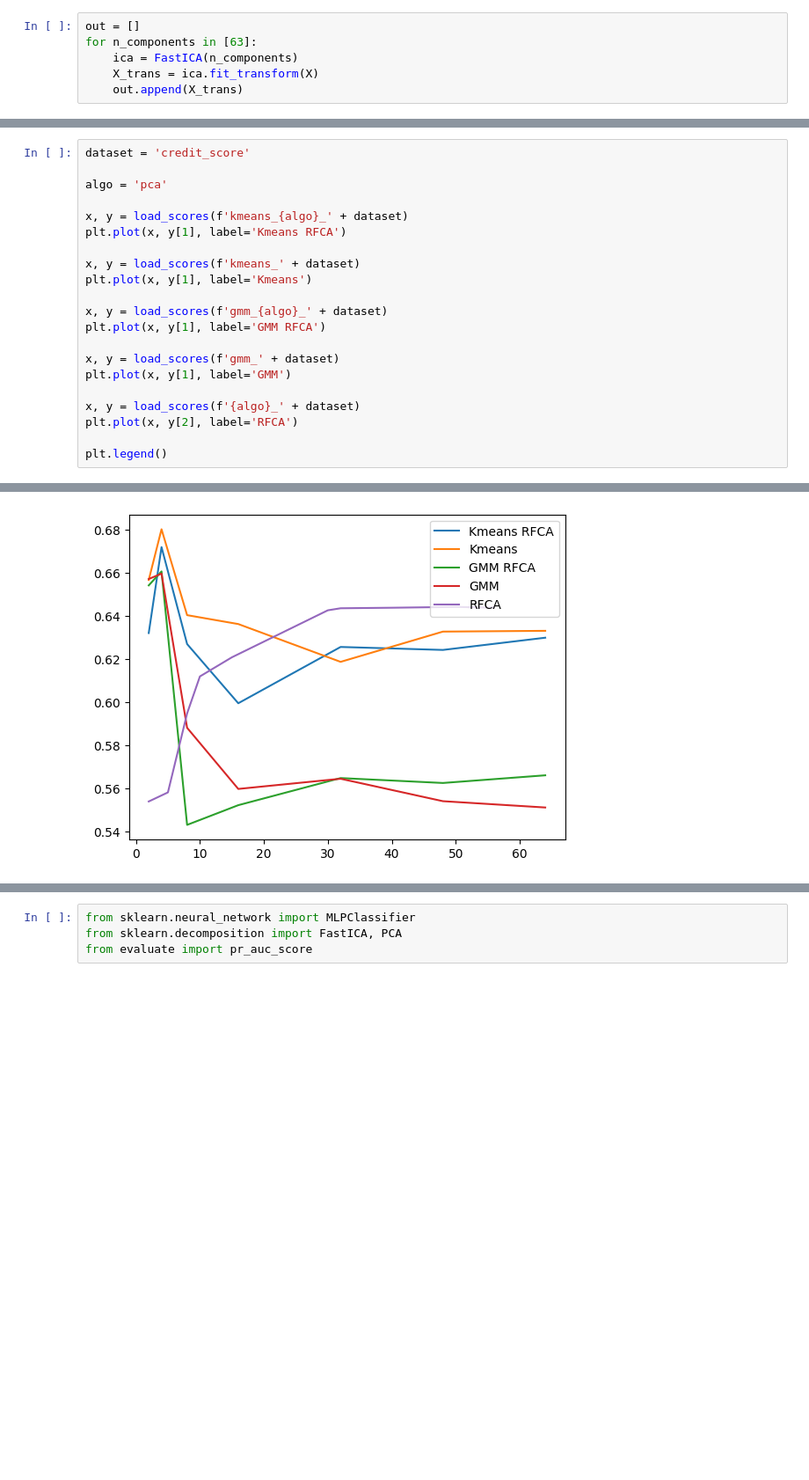
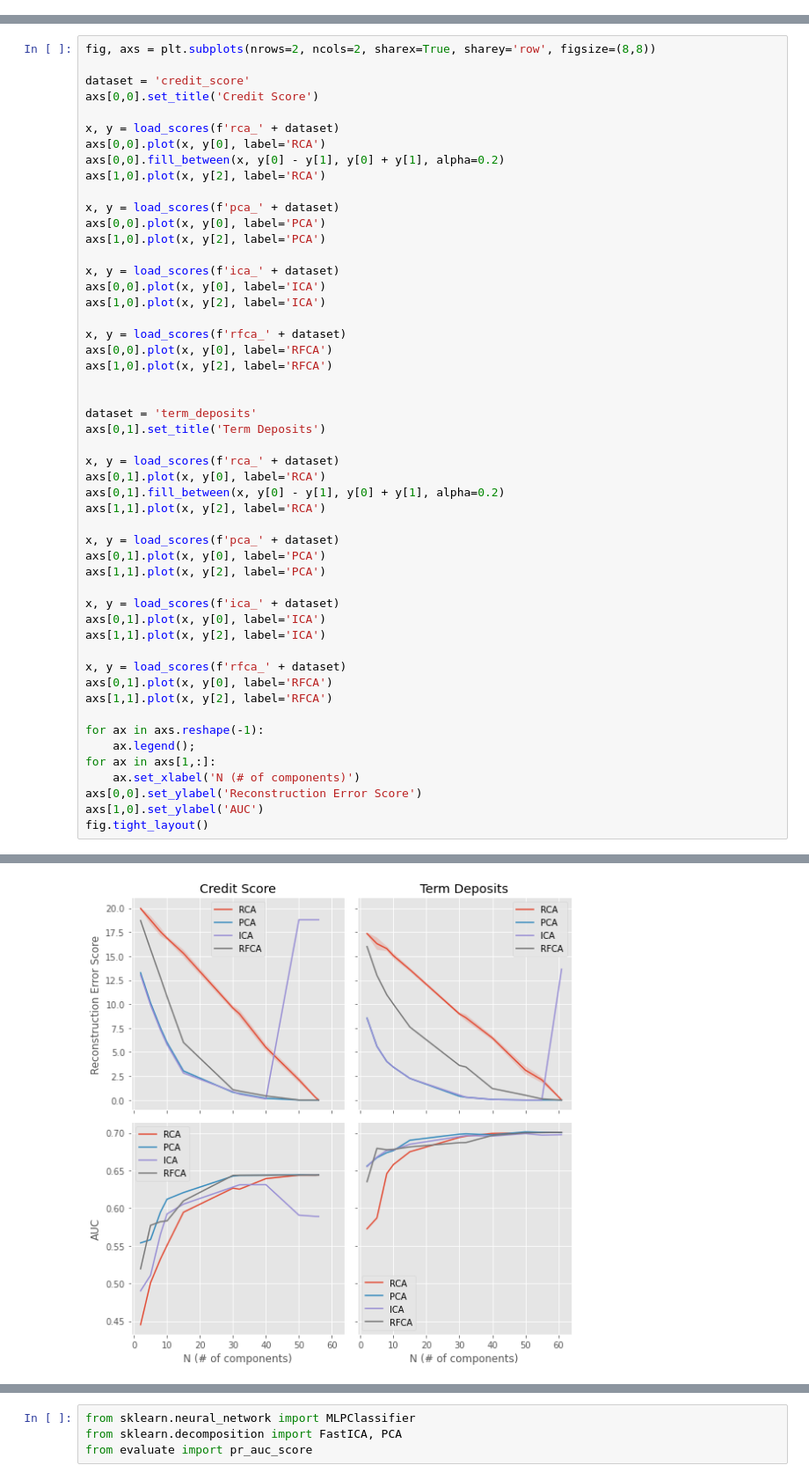
Before and after one commit to vinitjogani/clustering-comparison, a Jupyter notebook: explore.ipynb, the cells around one changed output, grey strips where cells are left out. Shown at 88% size. Cells and saved outputs as stored; diff of their text form; blank space fills up the shorter version.

Commit message:
Add charts

```diff
--- a/explore.ipynb
+++ b/explore.ipynb
@@ -21,6 +14,0 @@ k = kurtosis(X)
-# %%
-out = []
-for n_components in [63]:
-    ica = FastICA(n_components)
-    X_trans = ica.fit_transform(X)
-    out.append(X_trans)
@@ -108,22 +92,52 @@ def load_trainsize_scores(key):
 # %%
+fig, axs = plt.subplots(nrows=2, ncols=2, sharex=True, sharey='row', figsize=(8,8))
+
 dataset = 'credit_score'
+axs[0,0].set_title('Credit Score')
 
-algo = 'pca'
+x, y = load_scores(f'rca_' + dataset)
+axs[0,0].plot(x, y[0], label='RCA')
+axs[0,0].fill_between(x, y[0] - y[1], y[0] + y[1], alpha=0.2)
+axs[1,0].plot(x, y[2], label='RCA')
 
-x, y = load_scores(f'kmeans_{algo}_' + dataset)
-plt.plot(x, y[1], label='Kmeans RFCA')
+x, y = load_scores(f'pca_' + dataset)
+axs[0,0].plot(x, y[0], label='PCA')
+axs[1,0].plot(x, y[2], label='PCA')
 
-x, y = load_scores(f'kmeans_' + dataset)
-plt.plot(x, y[1], label='Kmeans')
+x, y = load_scores(f'ica_' + dataset)
+axs[0,0].plot(x, y[0], label='ICA')
+axs[1,0].plot(x, y[2], label='ICA')
 
-x, y = load_scores(f'gmm_{algo}_' + dataset)
-plt.plot(x, y[1], label='GMM RFCA')
+x, y = load_scores(f'rfca_' + dataset)
+axs[0,0].plot(x, y[0], label='RFCA')
+axs[1,0].plot(x, y[2], label='RFCA')
 
-x, y = load_scores(f'gmm_' + dataset)
-plt.plot(x, y[1], label='GMM')
 
-x, y = load_scores(f'{algo}_' + dataset)
-plt.plot(x, y[2], label='RFCA')
+dataset = 'term_deposits'
+axs[0,1].set_title('Term Deposits')
 
-plt.legend()
+x, y = load_scores(f'rca_' + dataset)
+axs[0,1].plot(x, y[0], label='RCA')
+axs[0,1].fill_between(x, y[0] - y[1], y[0] + y[1], alpha=0.2)
+axs[1,1].plot(x, y[2], label='RCA')
+
+x, y = load_scores(f'pca_' + dataset)
+axs[0,1].plot(x, y[0], label='PCA')
+axs[1,1].plot(x, y[2], label='PCA')
+
+x, y = load_scores(f'ica_' + dataset)
+axs[0,1].plot(x, y[0], label='ICA')
+axs[1,1].plot(x, y[2], label='ICA')
+
+x, y = load_scores(f'rfca_' + dataset)
+axs[0,1].plot(x, y[0], label='RFCA')
+axs[1,1].plot(x, y[2], label='RFCA')
+
+for ax in axs.reshape(-1):
+    ax.legend();
+for ax in axs[1,:]:
+    ax.set_xlabel('N (# of components)')
+axs[0,0].set_ylabel('Reconstruction Error Score')
+axs[1,0].set_ylabel('AUC')
+fig.tight_layout()
 # %% [output]
@@ -131 +144 @@ plt.legend()
-[figure, old version]
+[figure, new version]
```
Also changed, not shown: parts of 36 cells of this notebook, 2 other files.
